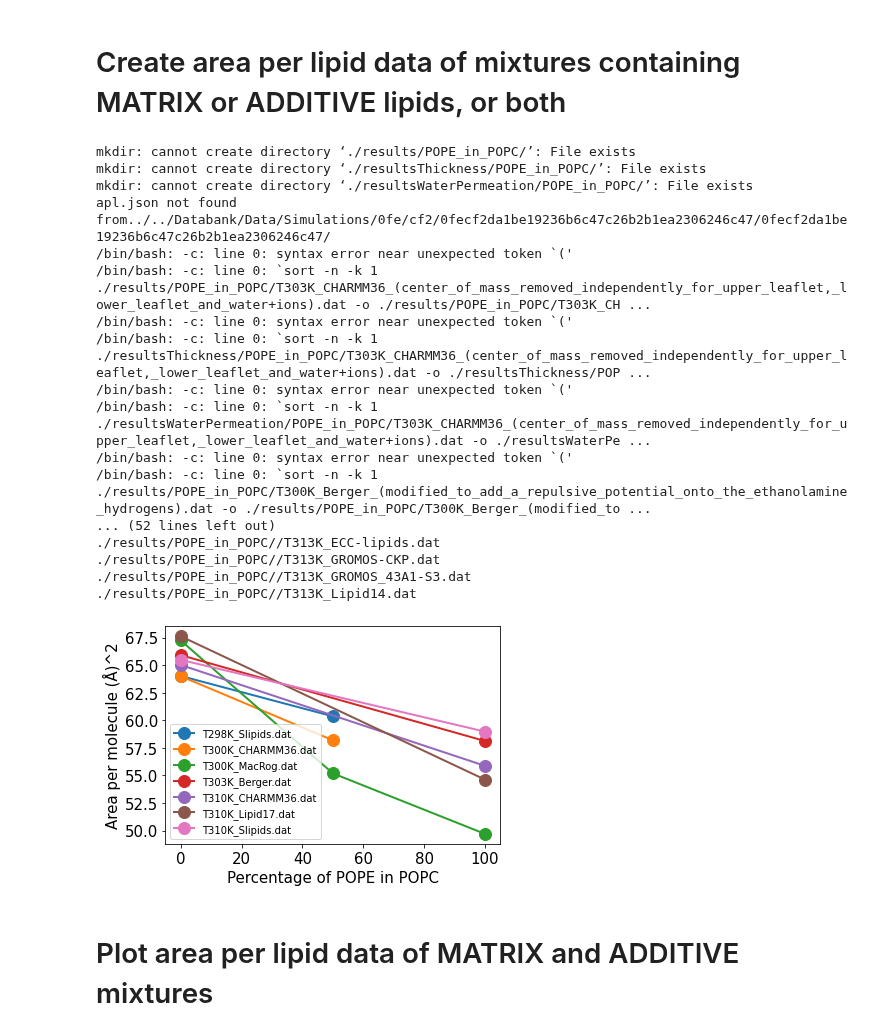
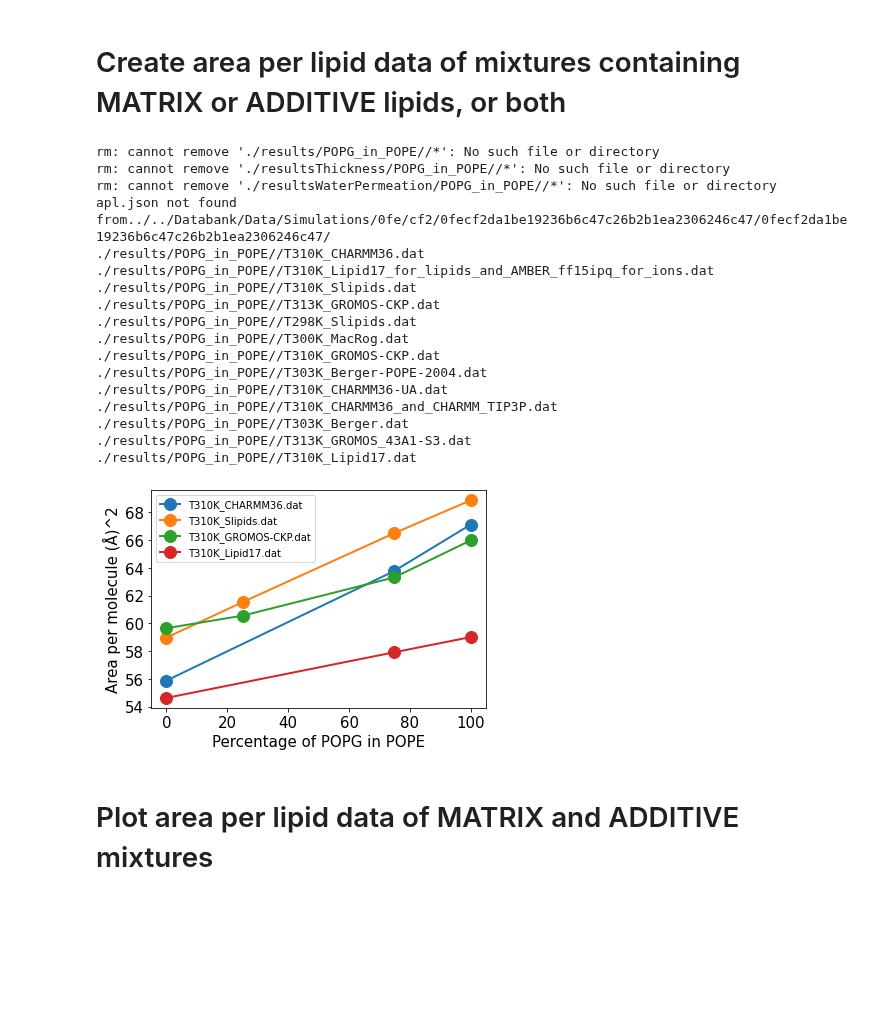
Before and after one commit to NMRLipids/DataBankManuscript, a Jupyter notebook: scripts/AreaPerLipidAndThicknessCorrelations.ipynb, the cells around one changed output. Drawn from its saved outputs; the diff is of its cells as text; code cells hidden in the pictures; blank space fills up the shorter version.

```diff
--- a/scripts/AreaPerLipidAndThicknessCorrelations.ipynb
+++ b/scripts/AreaPerLipidAndThicknessCorrelations.ipynb
@@ -285,8 +285,8 @@ def averageOrderParameters(system):
 # Create area per lipid data of mixtures containing MATRIX or ADDITIVE lipids, or both
 # %%
 ## You can change these to define the MATRIX and ADDITIVE lipids
-MATRIX = 'POPC'
-ADDITIVE = 'POPE'
+MATRIX = 'POPE'
+ADDITIVE = 'POPG'
 
 
 
@@ -387,50 +387,50 @@ for system in systems:
         OutFileName = OutFileName + '_' + FFname +'.dat'
         OutFileNameThickness = OutFileNameThickness + '_' + FFname +'.dat'
         OutFileNameWaterPermeation = OutFileNameWaterPermeation + '_' + FFname +'.dat'
     except:
         continue
     #print(FFname)
 
     if APL:
         outfile=open(OutFileName,'a')
         outfile.write(str(round(lipidsRATIO,3)) + " " + str(APL) + " " + str(system['DOI']))
         outfile.write('\n')
         outfile.close()
         !sort -n -k 1 {OutFileName} -o {OutFileName}
 
     if Thickness:
         outfile=open(OutFileNameThickness,'a')
         outfile.write(str(round(lipidsRATIO,3)) + " " + str(Thickness) + " " + str(system['DOI']))
         outfile.write('\n')
         outfile.close()
         !sort -n -k 1 {OutFileNameThickness} -o {OutFileNameThickness}
     if waterPermeation:
         outfile=open(OutFileNameWaterPermeation,'a')
         outfile.write(str(round(lipidsRATIO,3)) + " " + str(waterPermeation) + " " + str(system['DOI']))
         outfile.write('\n')
         outfile.close()
         !sort -n -k 1 {OutFileNameWaterPermeation} -o {OutFileNameWaterPermeation}
 
 plotAPLS(MATRIX,ADDITIVE)
 # %% [output]
-mkdir: cannot create directory ‘./results/POPE_in_POPC/’: File exists
-mkdir: cannot create directory ‘./resultsThickness/POPE_in_POPC/’: File exists
-mkdir: cannot create directory ‘./resultsWaterPermeation/POPE_in_POPC/’: File exists
+rm: cannot remove './results/POPG_in_POPE//*': No such file or directory
+rm: cannot remove './resultsThickness/POPG_in_POPE//*': No such file or directory
+rm: cannot remove './resultsWaterPermeation/POPG_in_POPE//*': No such file or directory
 apl.json not found from../../Databank/Data/Simulations/0fe/cf2/0fecf2da1be19236b6c47c26b2b1ea2306246c47/0fecf2da1be19236b6c47c26b2b1ea2306246c47/
-/bin/bash: -c: line 0: syntax error near unexpected token `('
-/bin/bash: -c: line 0: `sort -n -k 1 ./results/POPE_in_POPC/T303K_CHARMM36_(center_of_mass_removed_independently_for_upper_leaflet,_lower_leaflet_and_water+ions).dat -o ./results/POPE_in_POPC/T303K_CH ...
-/bin/bash: -c: line 0: syntax error near unexpected token `('
-/bin/bash: -c: line 0: `sort -n -k 1 ./resultsThickness/POPE_in_POPC/T303K_CHARMM36_(center_of_mass_removed_independently_for_upper_leaflet,_lower_leaflet_and_water+ions).dat -o ./resultsThickness/POP ...
-/bin/bash: -c: line 0: syntax error near unexpected token `('
-/bin/bash: -c: line 0: `sort -n -k 1 ./resultsWaterPermeation/POPE_in_POPC/T303K_CHARMM36_(center_of_mass_removed_independently_for_upper_leaflet,_lower_leaflet_and_water+ions).dat -o ./resultsWaterPe ...
-/bin/bash: -c: line 0: syntax error near unexpected token `('
-/bin/bash: -c: line 0: `sort -n -k 1 ./results/POPE_in_POPC/T300K_Berger_(modified_to_add_a_repulsive_potential_onto_the_ethanolamine_hydrogens).dat -o ./results/POPE_in_POPC/T300K_Berger_(modified_to ...
-... (52 lines left out)
-./results/POPE_in_POPC//T313K_ECC-lipids.dat
-./results/POPE_in_POPC//T313K_GROMOS-CKP.dat
-./results/POPE_in_POPC//T313K_GROMOS_43A1-S3.dat
-./results/POPE_in_POPC//T313K_Lipid14.dat
+./results/POPG_in_POPE//T310K_CHARMM36.dat
+./results/POPG_in_POPE//T310K_Lipid17_for_lipids_and_AMBER_ff15ipq_for_ions.dat
+./results/POPG_in_POPE//T310K_Slipids.dat
+./results/POPG_in_POPE//T313K_GROMOS-CKP.dat
+./results/POPG_in_POPE//T298K_Slipids.dat
+./results/POPG_in_POPE//T300K_MacRog.dat
+./results/POPG_in_POPE//T310K_GROMOS-CKP.dat
+./results/POPG_in_POPE//T303K_Berger-POPE-2004.dat
+./results/POPG_in_POPE//T310K_CHARMM36-UA.dat
+./results/POPG_in_POPE//T310K_CHARMM36_and_CHARMM_TIP3P.dat
+./results/POPG_in_POPE//T303K_Berger.dat
+./results/POPG_in_POPE//T313K_GROMOS_43A1-S3.dat
+./results/POPG_in_POPE//T310K_Lipid17.dat
-[figure, old version]
+[figure, new version]
 # %% [markdown]
 # Plot area per lipid data of MATRIX and ADDITIVE mixtures
 # %%
```
Also changed, not shown: parts of 2 cells of this notebook, 3 other files.
